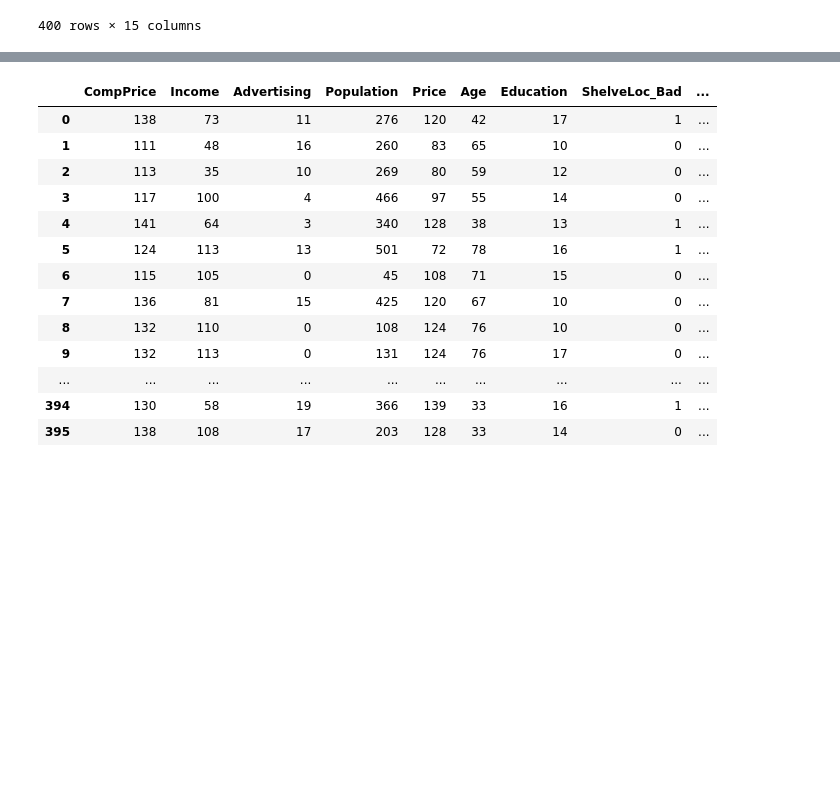
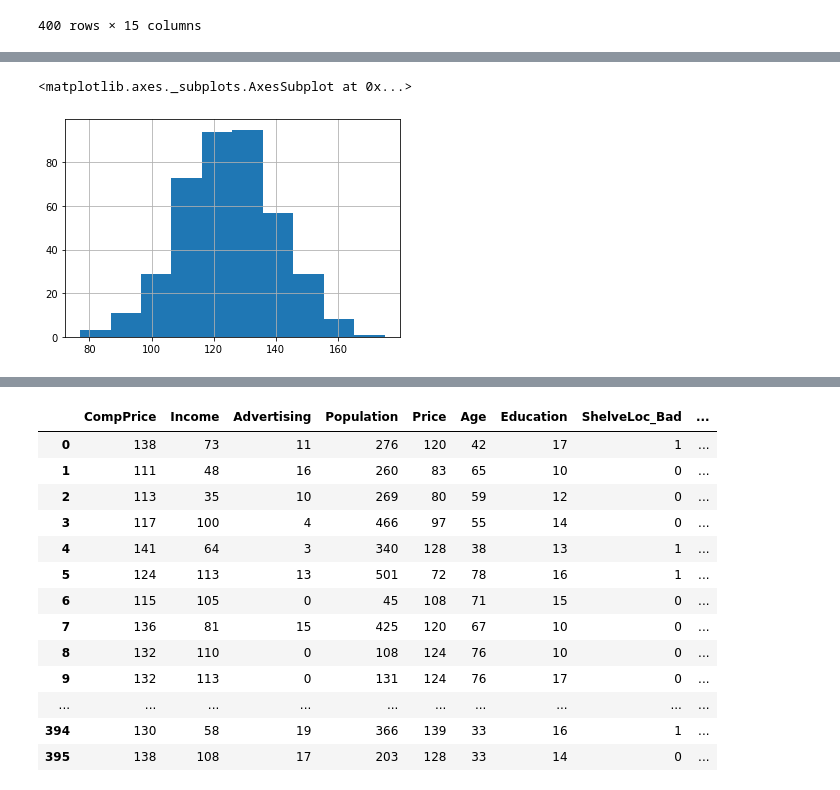
Before and after one commit to RavikantKashyap/DataScience_Python, a Jupyter notebook: Assignment_RandomForest_company.ipynb, the cells around one changed output, grey strips where cells are left out. Cells and saved outputs as stored; diff of their text form; code cells hidden in the pictures; blank space fills up the shorter version.

```diff
--- a/Assignment_RandomForest_company.ipynb
+++ b/Assignment_RandomForest_company.ipynb
@@ -56,0 +102,6 @@ comp
+# %%
+# histogram of CompPrice
+comp['CompPrice'].hist()
+# %% [output]
+<matplotlib.axes._subplots.AxesSubplot at 0x...>
+[figure, added]
```
Also changed, not shown: parts of 34 cells of this notebook, 1 other file.
